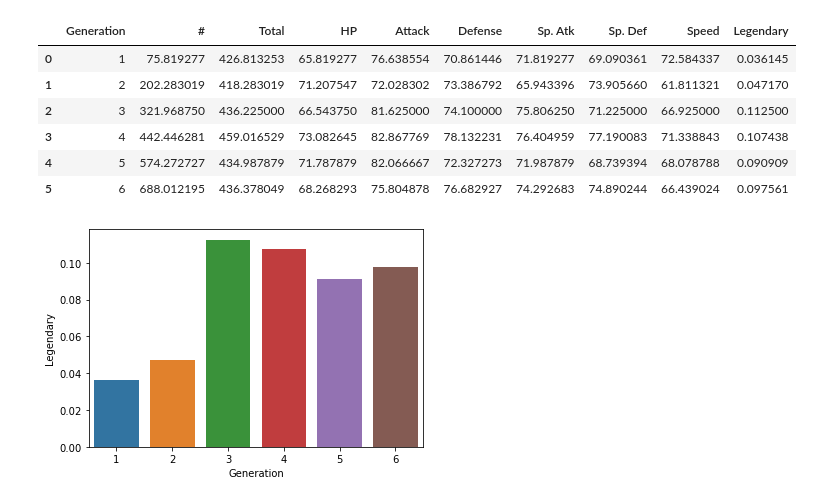
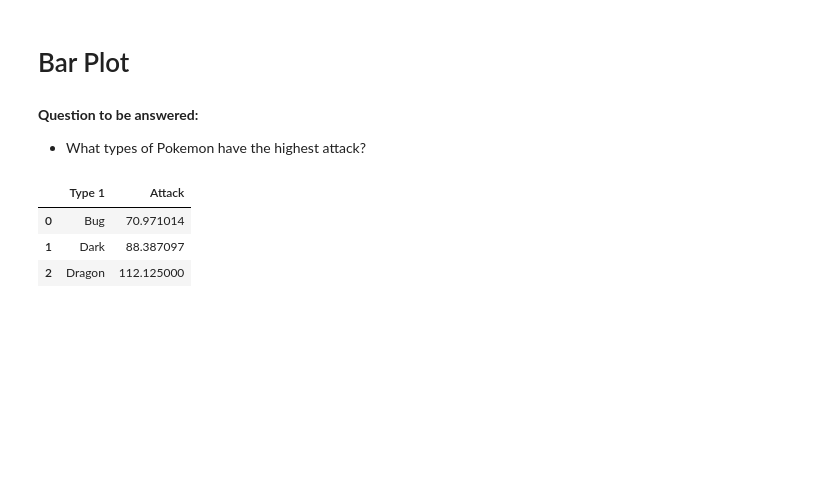
Before and after one commit to FelipeMezzarana/data_viz_article, a Jupyter notebook: data_viz_next_level.ipynb, the cells around one changed output. Saved outputs shown, nothing was run; the diff lists cells and outputs as text; code cells hidden in the pictures; blank space fills up the shorter version.

```diff
--- a/data_viz_next_level.ipynb
+++ b/data_viz_next_level.ipynb
@@ -13,16 +14,14 @@ df_pokemons.sample(3)
+# %% [markdown]
+# Bar Plot
+# %% [markdown]
+**Question to be answered:**
++ What types of Pokemon have the highest attack?
 # %%
-df_pokemons_gen = df_pokemons.groupby('Generation',as_index = False).mean()
-df_pokemons_gen
+df_pokemons_att = (df_pokemons.groupby('Type 1', as_index = False).Attack.mean())
+
+df_pokemons_att.head(3)
 # %% [output]
-|  | Generation | # | Total | HP | Attack | Defense | Sp. Atk | Sp. Def | Speed | Legendary |
-| 0 | 1 | 75.819277 | 426.813253 | 65.819277 | 76.638554 | 70.861446 | 71.819277 | 69.090361 | 72.584337 | 0.036145 |
-| 1 | 2 | 202.283019 | 418.283019 | 71.207547 | 72.028302 | 73.386792 | 65.943396 | 73.905660 | 61.811321 | 0.047170 |
-| 2 | 3 | 321.968750 | 436.225000 | 66.543750 | 81.625000 | 74.100000 | 75.806250 | 71.225000 | 66.925000 | 0.112500 |
-| 3 | 4 | 442.446281 | 459.016529 | 73.082645 | 82.867769 | 78.132231 | 76.404959 | 77.190083 | 71.338843 | 0.107438 |
-| 4 | 5 | 574.272727 | 434.987879 | 71.787879 | 82.066667 | 72.327273 | 71.987879 | 68.739394 | 68.078788 | 0.090909 |
-| 5 | 6 | 688.012195 | 436.378049 | 68.268293 | 75.804878 | 76.682927 | 74.292683 | 74.890244 | 66.439024 | 0.097561 |
+|  | Type 1 | Attack |
+| 0 | Bug | 70.971014 |
+| 1 | Dark | 88.387097 |
+| 2 | Dragon | 112.125000 |
-# %%
-sns.barplot(x = df_pokemons_gen['Generation'],y = df_pokemons_gen['Legendary'] )
-plt.show()
-# %% [output]
-[figure, removed]
```
Also changed, not shown: parts of 13 cells of this notebook, 7 other files.
